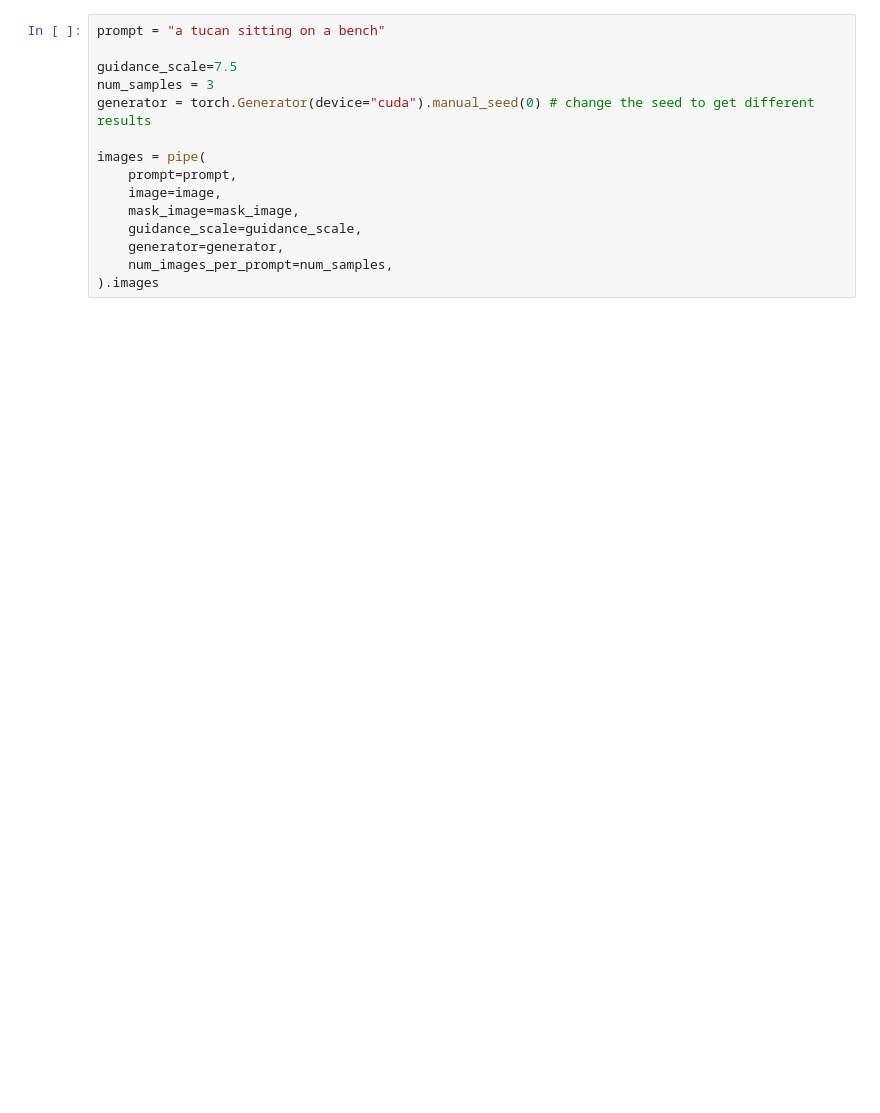
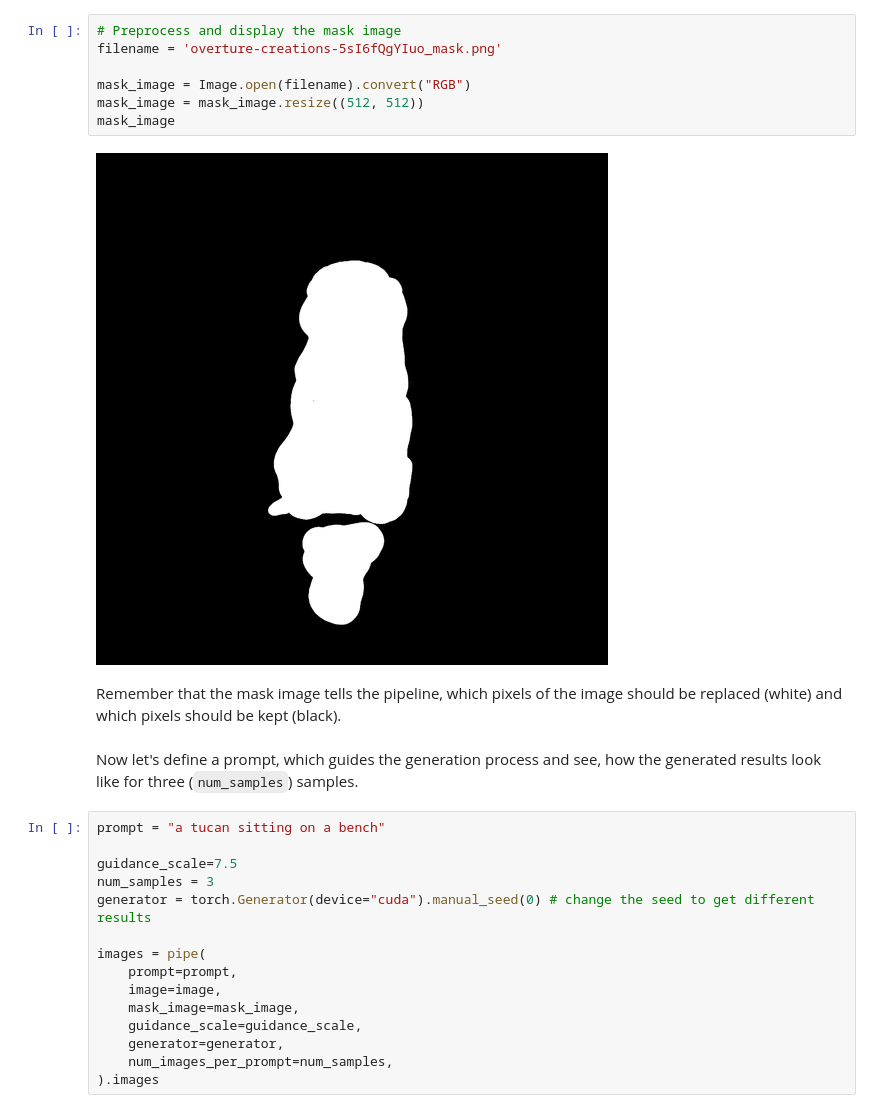
Before and after one commit to kaiu85/stable-diffusion, a Jupyter notebook: diffusers/in_painting_with_stable_diffusion_using_diffusers.ipynb, the cells around one changed output. Saved outputs shown, nothing was run; the diff lists cells and outputs as text; blank space fills up the shorter version.

```diff
--- a/diffusers/in_painting_with_stable_diffusion_using_diffusers.ipynb
+++ b/diffusers/in_painting_with_stable_diffusion_using_diffusers.ipynb
@@ -68,3 +155,16 @@ mask_image
+# %%
+# Preprocess and display the mask image
+filename = 'overture-creations-5sI6fQgYIuo_mask.png'
+
+mask_image = Image.open(filename).convert("RGB")
+mask_image = mask_image.resize((512, 512))
+mask_image
+# %% [output]
+[figure, added]
+# %% [markdown]
+Remember that the mask image tells the pipeline, which pixels of the image should be replaced (white) and which pixels should be kept (black).
+# %% [markdown]
+Now let's define a prompt, which guides the generation process and see, how the generated results look like for three (``num_samples``) samples.
 # %%
 prompt = "a tucan sitting on a bench"
 
```
Also changed, not shown: parts of 24 cells of this notebook.
